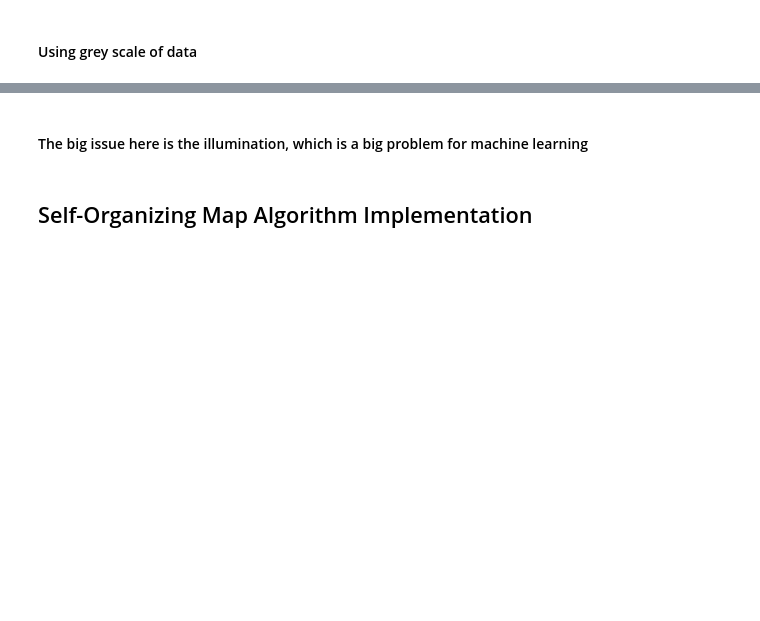
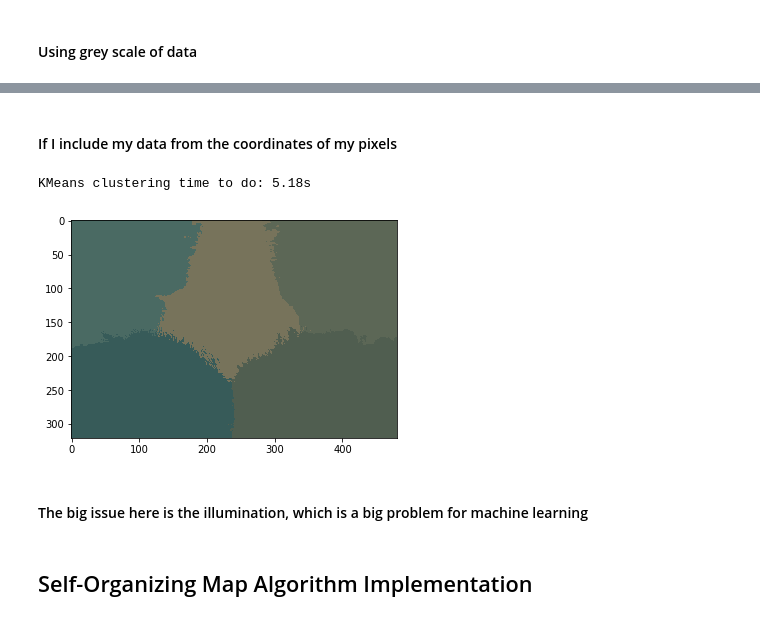
Before and after one commit to Eiris/MLProjectUF, a Jupyter notebook: Project 1/Project_1.ipynb, the cells around one changed output, grey strips where cells are left out. Drawn from its saved outputs; the diff is of its cells as text; code cells hidden in the pictures; blank space fills up the shorter version.

```diff
--- a/Project 1/Project_1.ipynb
+++ b/Project 1/Project_1.ipynb
@@ -140,3 +215,52 @@ KMeans clustering time to do: 0.13s
+# %% [markdown]
+#### If I include my data from the coordinates of my pixels
+# %%
+import time
+from sklearn.cluster import KMeans
+import numpy as np
+
+
+coord_y = []
+for ys in range(y.shape[0]):
+    for xs in range(y.shape[1]):
+        coord_y.append((ys,xs))
+(np.array(coord_y))
+data = y.reshape(y.shape[0] * y.shape[1], 3)
+new_data = np.concatenate((data,np.array(coord_y)), axis=1)
+
+# img_5d = np.reshape(new_data, (321, 481, 5))
+# # img_5d[:,:,0:3]
+
+# #From original data
+# #Reshape to 2D - one column per rgb colour
+# data = y.reshape(y.shape[0] * y.shape[1], 3)
+
+# Initializing KMeans
+kmeans = KMeans(n_clusters=5)
+
+t0 = time.time()
+# Fitting with inputs
+kmeans = kmeans.fit(new_data)
+
+#Finding lables for inputs
+labels = kmeans.predict(new_data)
+
+# Find corresponding center to data
+new_colors = kmeans.cluster_centers_[kmeans.predict(new_data)]
+t1 = time.time()
+
+# Reshape data to 3D
+y_recolored = img_5d = np.reshape(new_colors, (321, 481, 5))
+y_recolored = y_recolored.astype(np.uint8)
+
+# #Plot data
+title = 'KMeans clustering time to do: %.2fs' % (t1 - t0)
+print(title)
+plt.imshow(y_recolored[:,:,0:3])
+plt.show()
+# %% [output]
+KMeans clustering time to do: 5.18s
+[figure, added]
 # %% [markdown]
 #### The big issue here is the illumination, which is a big problem for machine learning
 # %% [markdown]
```
Also changed, not shown: parts of 27 cells of this notebook.
